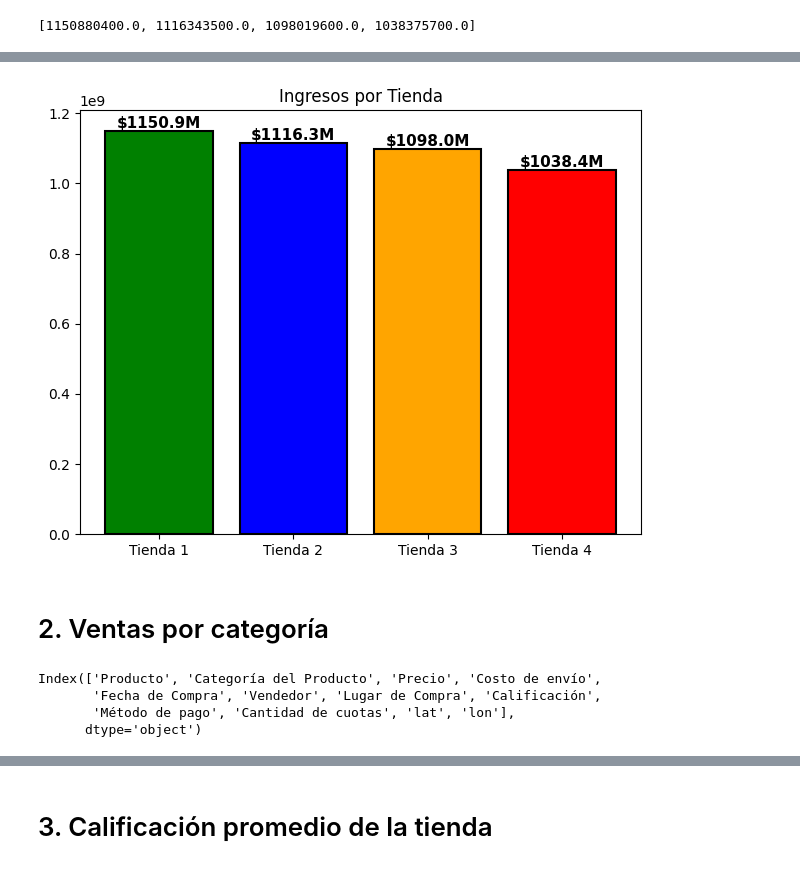
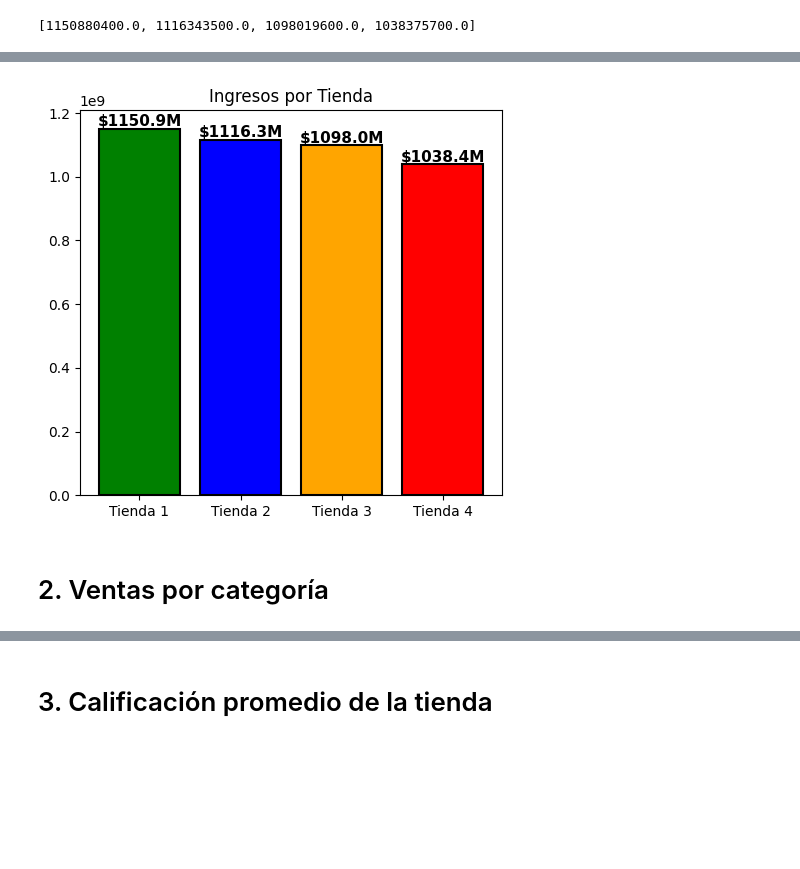
Before and after one commit to Jhon-theone/challenge1-data-science-latam, a Jupyter notebook: AluraStoreLatam.ipynb, the cells around one changed output, grey strips where cells are left out. Drawn from its saved outputs; the diff is of its cells as text; code cells hidden in the pictures; blank space fills up the shorter version.

```diff
--- a/AluraStoreLatam.ipynb
+++ b/AluraStoreLatam.ipynb
@@ -66,27 +55,19 @@ plt.show()
 # %%
 plt.figure(figsize=(12,5))
 plt.subplot(1,2,1)
 tiendas_1 = ['Tienda 1','Tienda 2','Tienda 3','Tienda 4']
 colores= ['green', 'blue', 'orange', 'red']
 bars = plt.bar(tiendas_1, ing_tl, color=colores, edgecolor='black', linewidth=1.5)
 plt.title('Ingresos por Tienda')
 
 for bar in bars:
     h = bar.get_height()
     plt.text(bar.get_x() + bar.get_width()/2., h,
     f'${h/1e6:.1f}M',
     ha='center', va='bottom', fontsize=11, fontweight='bold')
-plt.tight_layout()
-plt.savefig('ingresos_por_tienda.png', dpi=300, bbox_inches='tight')
+plt.show()
 # %% [output]
-[figure, old version]
+[figure, new version]
 # %% [markdown]
 # 2. Ventas por categoría
-# %%
-tienda.columns
-# %% [output]
-Index(['Producto', 'Categoría del Producto', 'Precio', 'Costo de envío',
-       'Fecha de Compra', 'Vendedor', 'Lugar de Compra', 'Calificación',
-       'Método de pago', 'Cantidad de cuotas', 'lat', 'lon'],
-      dtype='object')
 # %%
```
Also changed, not shown: parts of 23 cells of this notebook.
